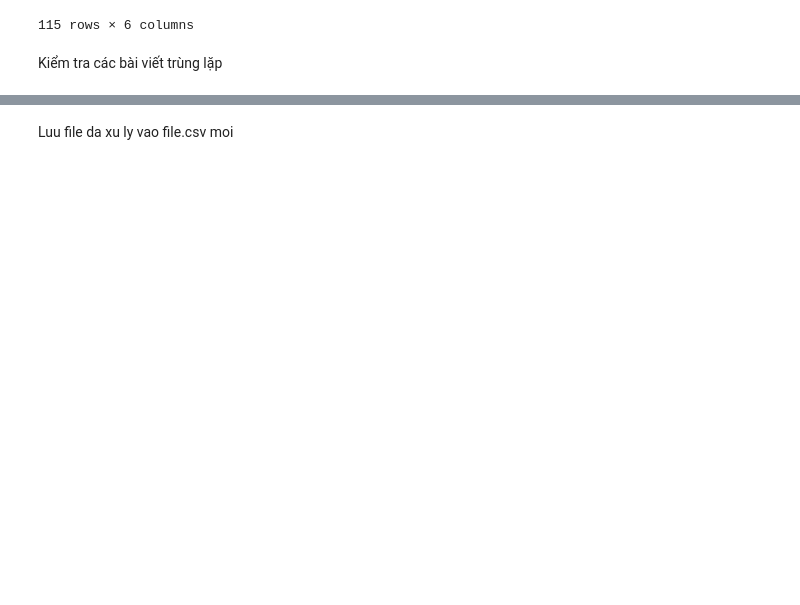
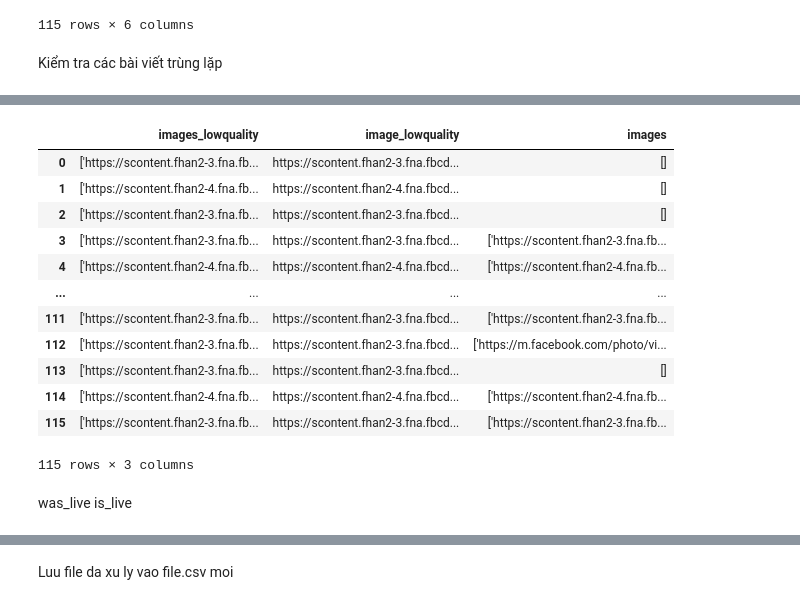
Before and after one commit to quyencanh203/final_project, a Jupyter notebook: 2Clearn.ipynb, the cells around one changed output, grey strips where cells are left out. Drawn from its saved outputs; the diff is of its cells as text; code cells hidden in the pictures; blank space fills up the shorter version.

```diff
--- a/2Clearn.ipynb
+++ b/2Clearn.ipynb
@@ -278,0 +338,19 @@ Kiểm tra các bài viết trùng lặp
+# %%
+df[['images_lowquality','image_lowquality','images']]
+# day chi la link anh vs .. --> khong quan trong co the xoa
+# %% [output]
+|  | images_lowquality | image_lowquality | images |
+| 0 | ['https://scontent.fhan2-3.fna.fb... | https://scontent.fhan2-3.fna.fbcd... | [] |
+| 1 | ['https://scontent.fhan2-4.fna.fb... | https://scontent.fhan2-4.fna.fbcd... | [] |
+| 2 | ['https://scontent.fhan2-3.fna.fb... | https://scontent.fhan2-3.fna.fbcd... | [] |
+| 3 | ['https://scontent.fhan2-3.fna.fb... | https://scontent.fhan2-3.fna.fbcd... | ['https://scontent.fhan2-3.fna.fb... |
+| 4 | ['https://scontent.fhan2-4.fna.fb... | https://scontent.fhan2-4.fna.fbcd... | ['https://scontent.fhan2-4.fna.fb... |
+| ... | ... | ... | ... |
+| 111 | ['https://scontent.fhan2-3.fna.fb... | https://scontent.fhan2-3.fna.fbcd... | ['https://scontent.fhan2-3.fna.fb... |
+| 112 | ['https://scontent.fhan2-3.fna.fb... | https://scontent.fhan2-3.fna.fbcd... | ['https://m.facebook.com/photo/vi... |
+| 113 | ['https://scontent.fhan2-3.fna.fb... | https://scontent.fhan2-3.fna.fbcd... | [] |
+| 114 | ['https://scontent.fhan2-4.fna.fb... | https://scontent.fhan2-4.fna.fbcd... | ['https://scontent.fhan2-4.fna.fb... |
+| 115 | ['https://scontent.fhan2-3.fna.fb... | https://scontent.fhan2-3.fna.fbcd... | ['https://scontent.fhan2-3.fna.fb... |
+115 rows × 3 columns
+# %% [markdown]
+was_live is_live
```
Also changed, not shown: parts of 33 cells of this notebook, 9 other files.
